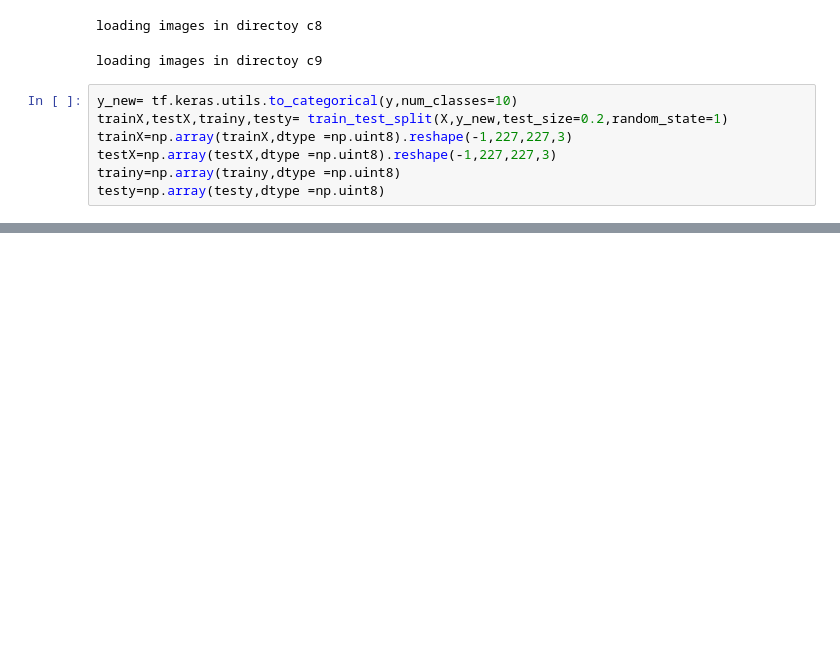
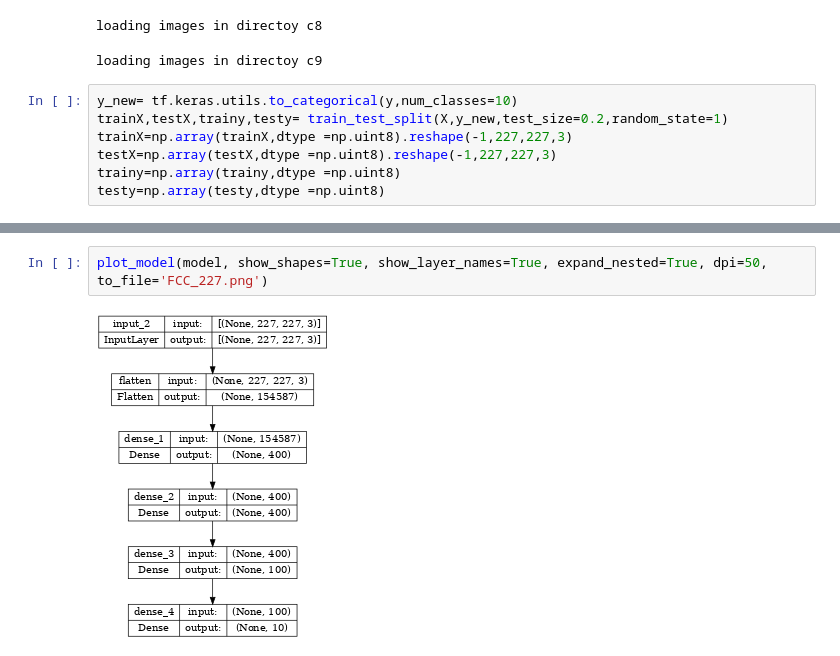
Before and after one commit to SamiraJodeir/DL, a Jupyter notebook: notebook2da8fb4d10.ipynb, the cells around one changed output, grey strips where cells are left out. Saved outputs shown, nothing was run; the diff lists cells and outputs as text; blank space fills up the shorter version.

```diff
--- a/notebook2da8fb4d10.ipynb
+++ b/notebook2da8fb4d10.ipynb
@@ -209,0 +117,4 @@ axes[1].plot([i for i in range(len(df))],val_loss,label="train")
+# %%
+plot_model(model, show_shapes=True, show_layer_names=True, expand_nested=True, dpi=50, to_file='FCC_227.png')
+# %% [output]
+[figure, added]
```
Also changed, not shown: parts of 38 cells of this notebook.
